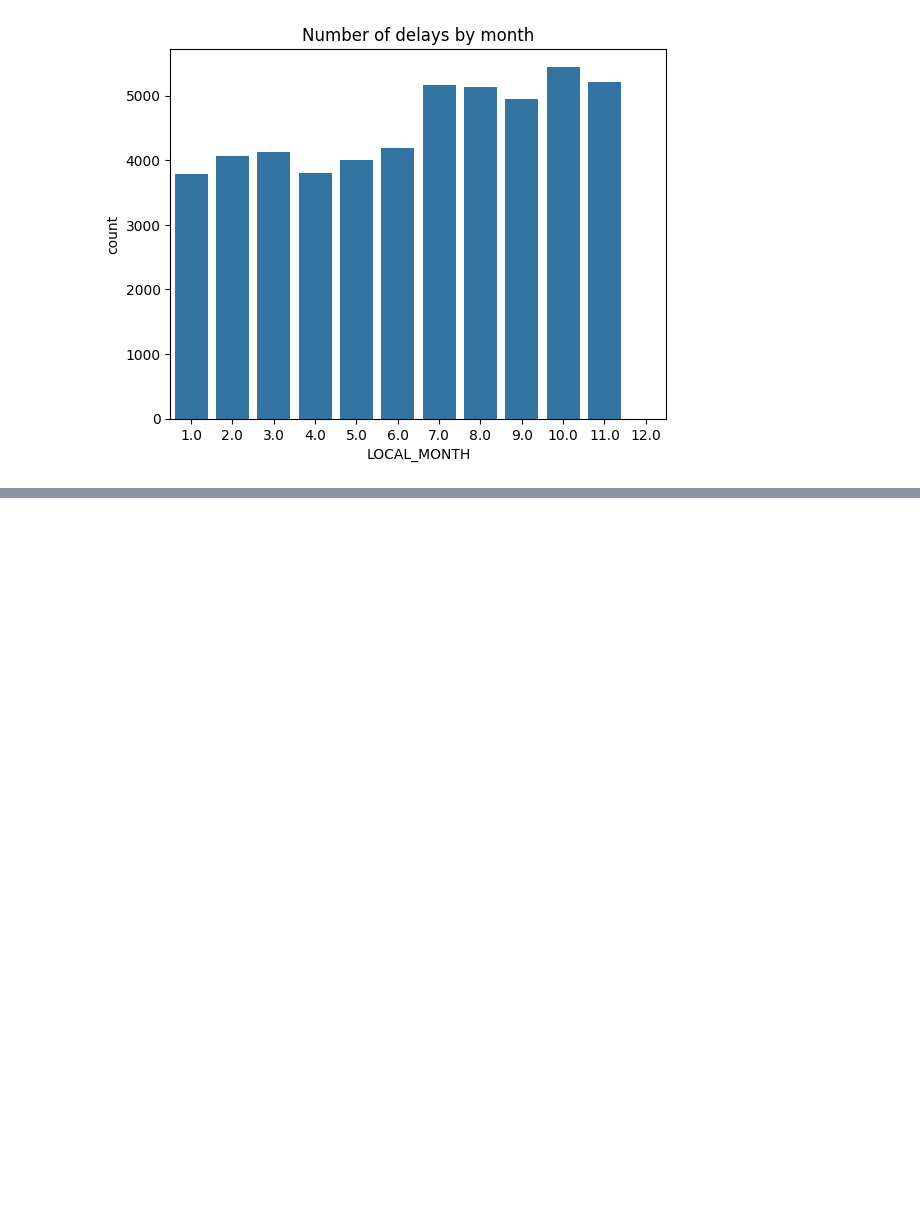
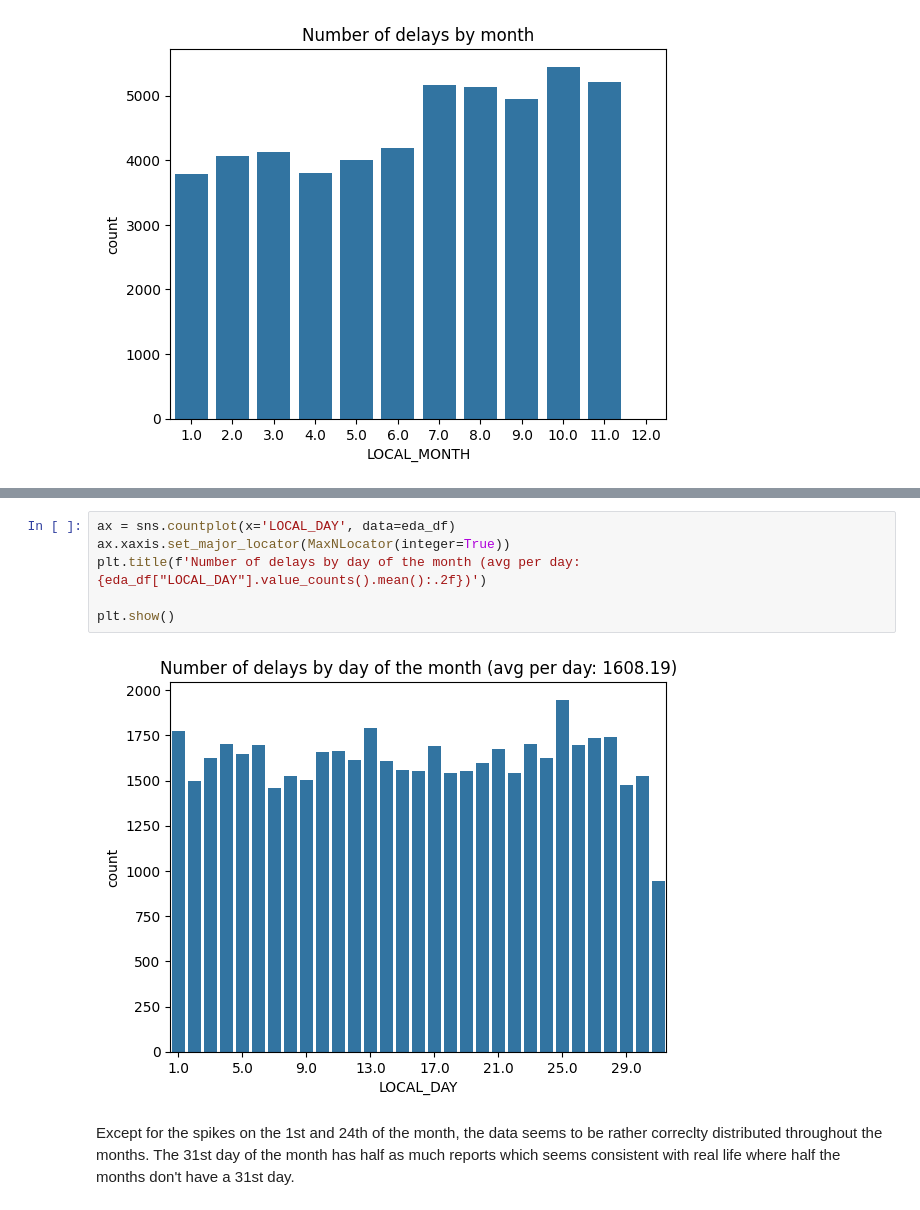
Before and after one commit to StutenEXE/utc-tz-machine-learning-toronto-bus-prediction, a Jupyter notebook: notebooks/2_eda.ipynb, the cells around one changed output, grey strips where cells are left out. Drawn from its saved outputs; the diff is of its cells as text; blank space fills up the shorter version.

Commit message:
[data] eda progress - univariate analysis

```diff
--- a/notebooks/2_eda.ipynb
+++ b/notebooks/2_eda.ipynb
@@ -451,0 +486,10 @@ plt.show()
+# %%
+ax = sns.countplot(x='LOCAL_DAY', data=eda_df)
+ax.xaxis.set_major_locator(MaxNLocator(integer=True))
+plt.title(f'Number of delays by day of the month (avg per day: {eda_df["LOCAL_DAY"].value_counts().mean():.2f})')
+
+plt.show()
+# %% [output]
+[figure, added]
+# %% [markdown]
+Except for the spikes on the 1st and 24th of the month, the data seems to be rather correclty distributed throughout the months. The 31st day of the month has half as much reports which seems consistent with real life where half the months don't have a 31st day.
```
Also changed, not shown: parts of 75 cells of this notebook, 1 other file.
